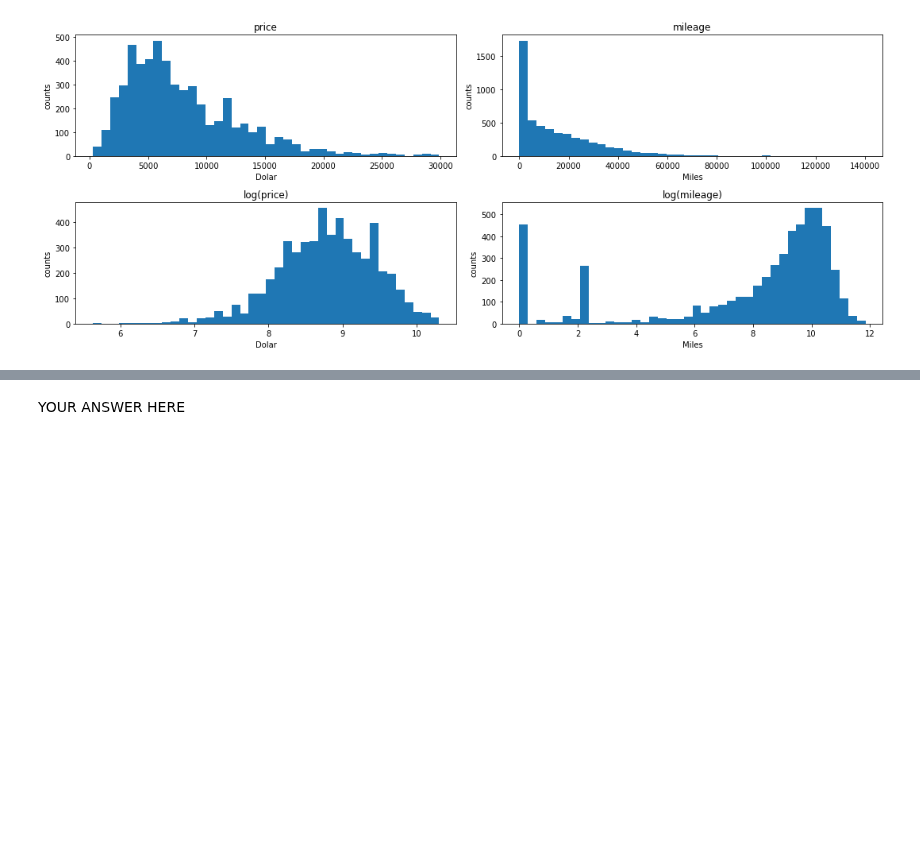
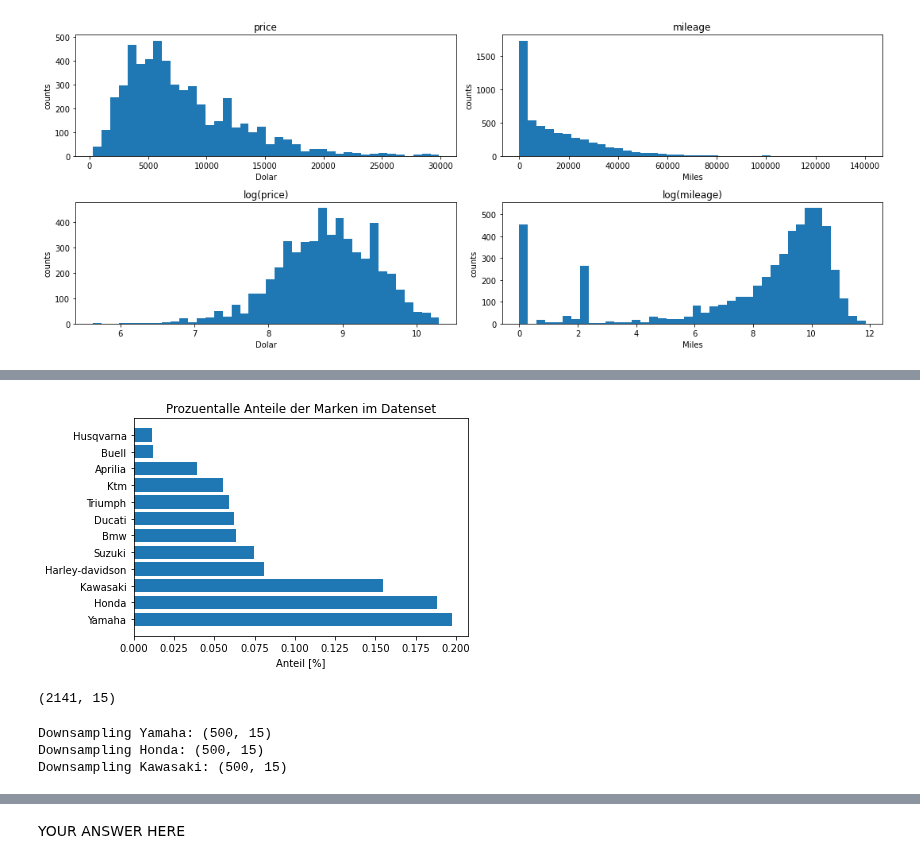
Before and after one commit to rootpi2203/ds_gml, a Jupyter notebook: gml_minichallenge_2/gml_minichallenge_2.ipynb, the cells around one changed output, grey strips where cells are left out. Cells and saved outputs as stored; diff of their text form; code cells hidden in the pictures; blank space fills up the shorter version.

```diff
--- a/gml_minichallenge_2/gml_minichallenge_2.ipynb
+++ b/gml_minichallenge_2/gml_minichallenge_2.ipynb
@@ -555,0 +562,4 @@ plt.show()
+# %%
+brand_count = pd.DataFrame(df_moto_clean_mlp['brand'].value_counts())
+brand_count['percent'] = df_moto_clean_mlp['brand'].value_counts() / len(df_moto_clean_mlp[attr])
+brand_count
@@ -555,0 +580,53 @@ plt.show()
+# %%
+plt.barh(brand_count.index, brand_count['percent'])
+plt.title('Prozuentalle Anteile der Marken im Datenset')
+plt.xlabel('Anteil [%]')
+plt.show()
+# %% [output]
+[figure, added]
+# %%
+# Attribute zu unterschiedlichen Anteilen verarbeitet
+df_moto_sampling1 = pd.DataFrame()
+
+# Marken namen ohne sampling
+brand_names = ['Harley-davidson', 'Suzuki', 'Bmw', 'Ducati', 'Triumph', 'Ktm']
+for brand in brand_names:
+    # df mit Markenname
+    act_brand = df_moto_clean_mlp[df_moto_clean_mlp['brand'] == brand]
+    df_moto_sampling1 = pd.concat([df_moto_sampling1, act_brand])
+df_moto_sampling1.shape
+# %% [output]
+(2141, 15)
+# %%
+# Downsampling Yamaha, Honda, Kawasaki
+from sklearn.utils import resample
+n_sample = 500
+
+yamaha = df_moto_clean_mlp[df_moto_clean_mlp['brand'] == 'Yamaha']
+yam_downsample = resample(yamaha,
+             replace=False,
+             n_samples=n_sample,
+             random_state=42)
+df_moto_sampling1 = pd.concat([df_moto_sampling1, yam_downsample])
+
+honda = df_moto_clean_mlp[df_moto_clean_mlp['brand'] == 'Honda']
+hon_downsample = resample(honda,
+             replace=False,
+             n_samples=n_sample,
+             random_state=42)
+df_moto_sampling1 = pd.concat([df_moto_sampling1, hon_downsample])
+
+kawasaki = df_moto_clean_mlp[df_moto_clean_mlp['brand'] == 'Kawasaki']
+kaw_downsample = resample(kawasaki,
+             replace=False,
+             n_samples=n_sample,
+             random_state=42)
+df_moto_sampling1 = pd.concat([df_moto_sampling1, kaw_downsample])
+
+print(f'Downsampling Yamaha: {yam_downsample.shape}')
+print(f'Downsampling Honda: {hon_downsample.shape}')
+print(f'Downsampling Kawasaki: {kaw_downsample.shape}')
+# %% [output]
+Downsampling Yamaha: (500, 15)
+Downsampling Honda: (500, 15)
+Downsampling Kawasaki: (500, 15)
```
Also changed, not shown: parts of 8 cells of this notebook.
